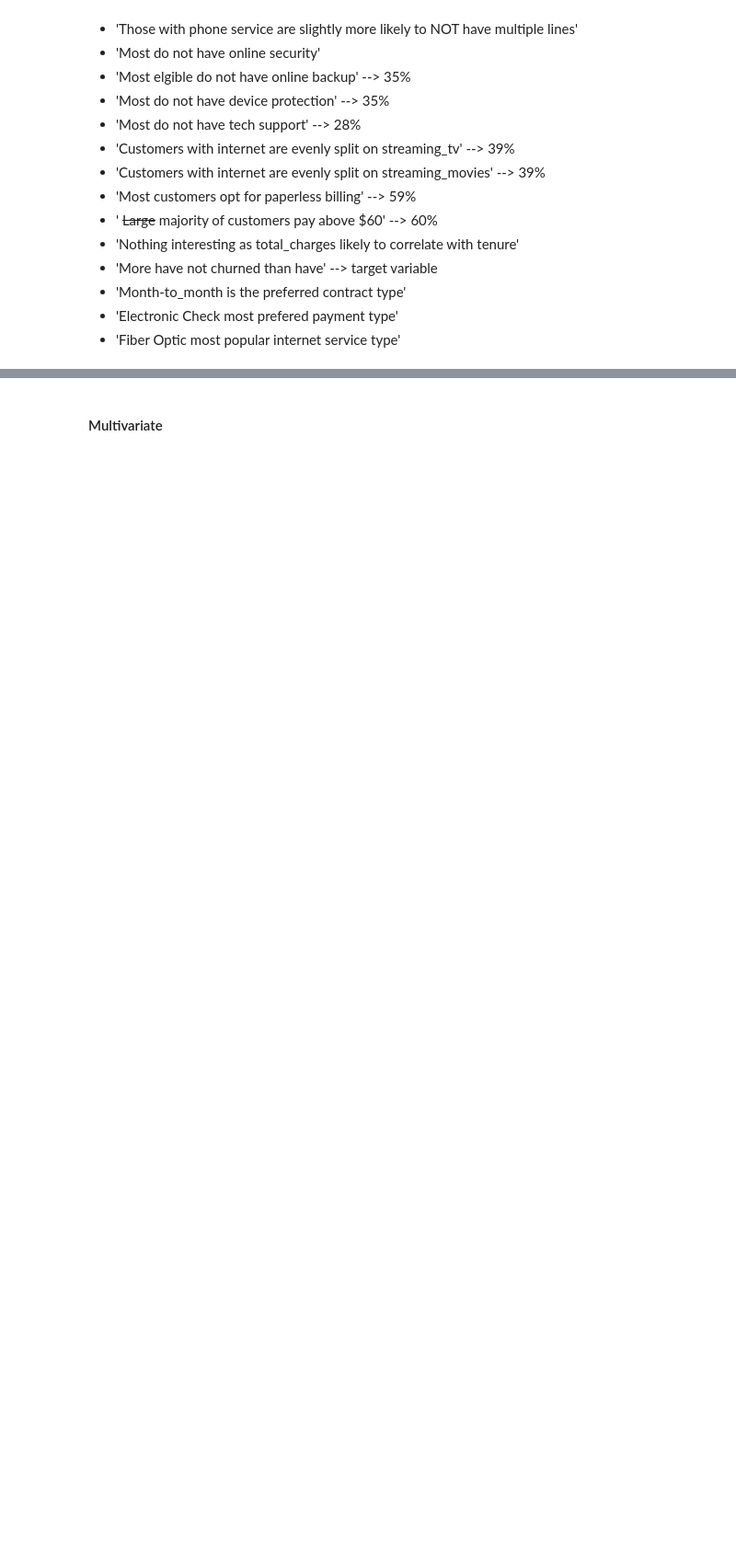
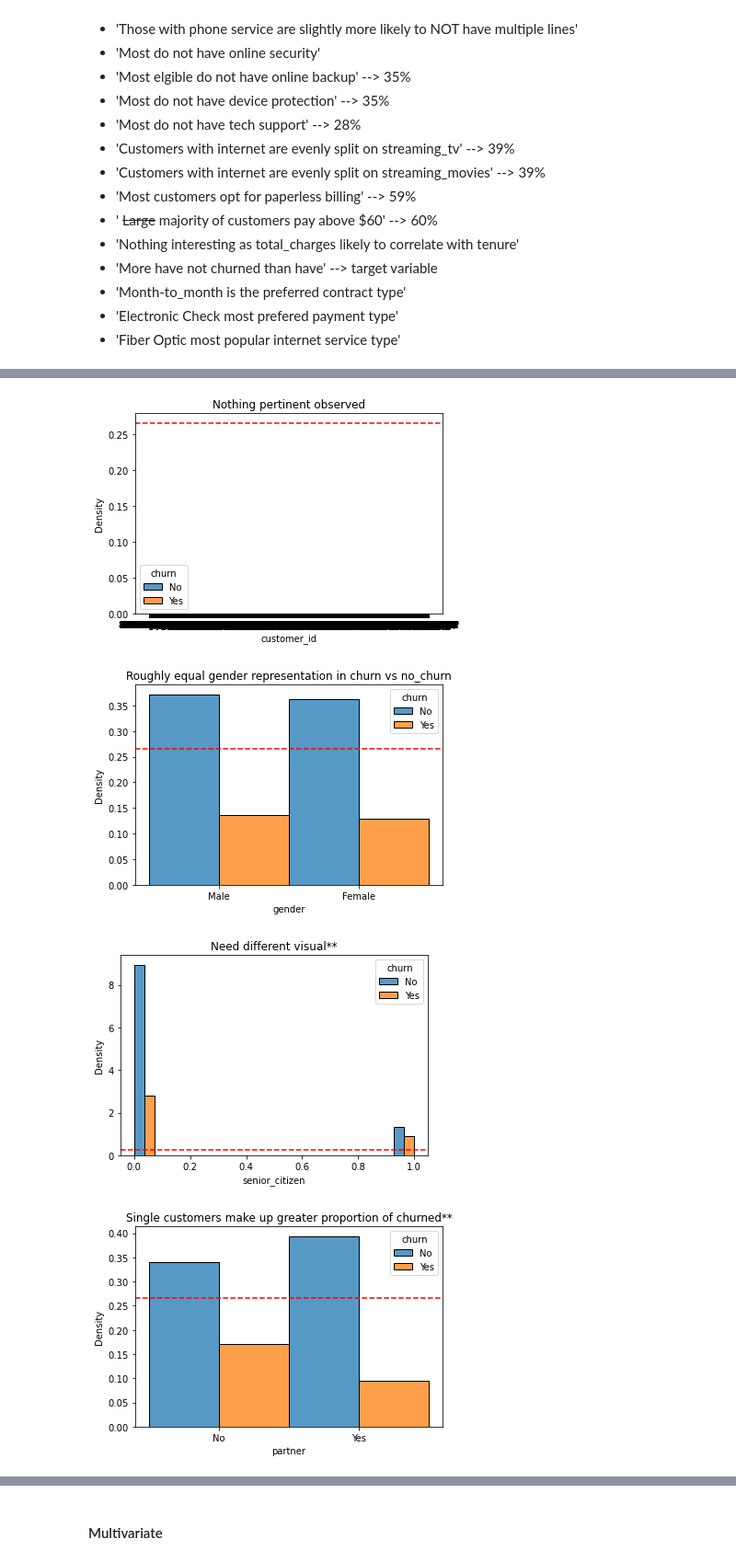
Before and after one commit to joshua-shorterivey/classification-exercises, a Jupyter notebook: classification_exercises.ipynb, the cells around one changed output, grey strips where cells are left out. Shown at 92% size. Drawn from its saved outputs; the diff is of its cells as text; code cells hidden in the pictures; blank space fills up the shorter version.

```diff
--- a/classification_exercises.ipynb
+++ b/classification_exercises.ipynb
@@ -1035,7 +1035,7 @@ title_dict = dict.fromkeys(telco_numcol)
 # %%
 title_dict = {'customer_id': 'Nothing pertinent observed',
  'gender': 'Roughly equal gender representation',
- 'senior_citizen': 'Underrepresented compared to U.S. population totals',
+ 'senior_citizen': 'Underrepresented compared to U.S. population totals - Bad takeaway',
  'partner': 'Roughly equal representation between single and partnered customers',
  'dependents': 'Most customers without sependents',
  'tenure': 'Tenure is bookended by large numbers at the extremes',
@@ -1171,0 +1174,11 @@ title_bivariate = {'customer_id': 'Nothing pertinent observed',
+# %%
+for col in telco_numcol:
+    sns.histplot(data=train_telco, x=col, hue='churn', multiple='dodge', stat='density')
+    plt.axhline(y=train_telco.churn_encoded.mean(), color='red', linestyle='dashed', label='Population Churn Rate')
+    plt.title(title_bivariate[col])
+    plt.show()
+# %% [output]
+[figure, added]
+[figure, added]
+[figure, added]
+[figure, added]
```
Also changed, not shown: parts of 35 cells of this notebook.
